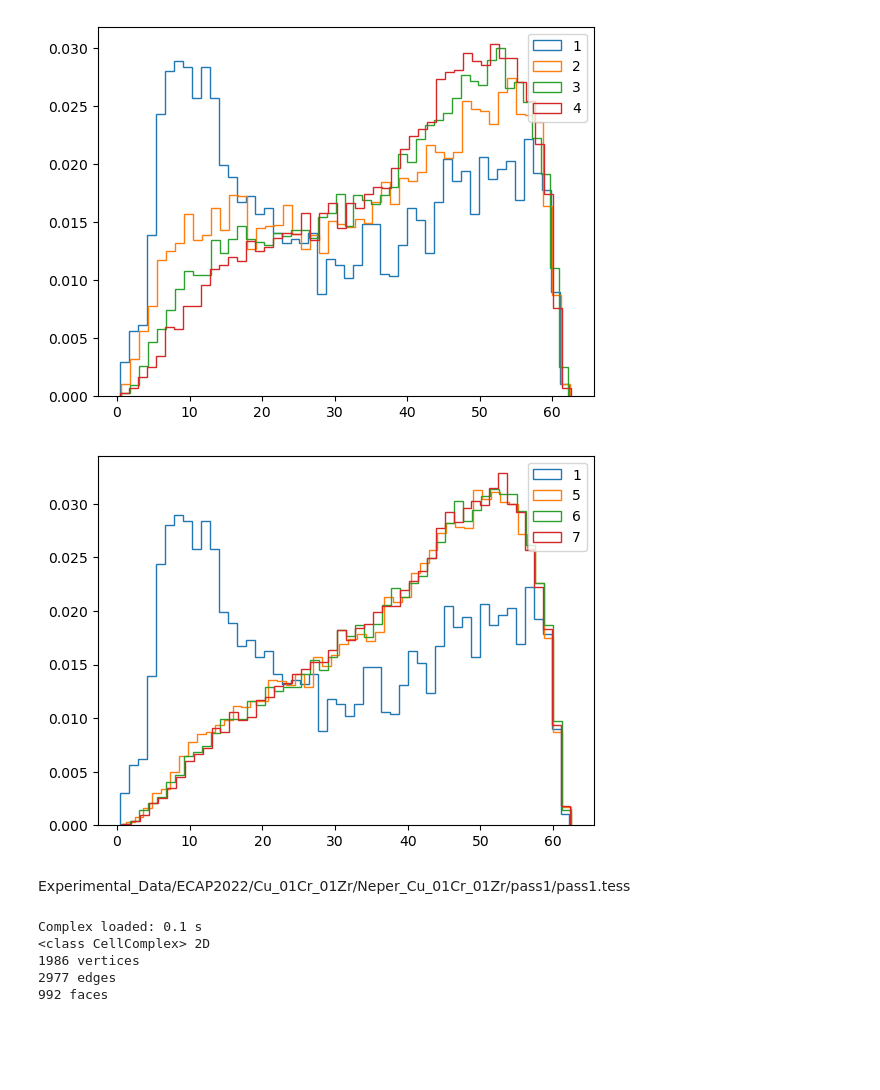
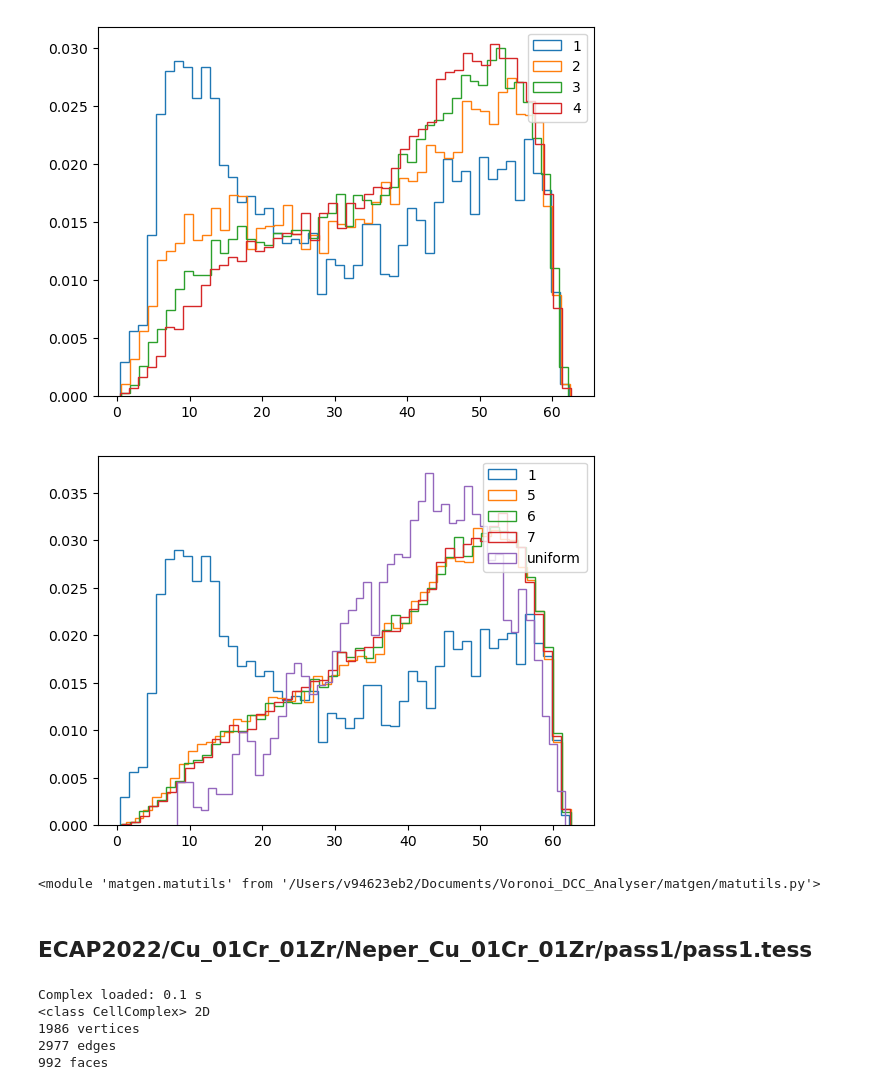
Before and after one commit to PRISBteam/Voronoi_PCC_Analyser, a Jupyter notebook: Disorientations.ipynb, the cells around one changed output. Saved outputs shown, nothing was run; the diff lists cells and outputs as text; code cells hidden in the pictures; blank space fills up the shorter version.

```diff
--- a/Disorientations.ipynb
+++ b/Disorientations.ipynb
@@ -54,12 +55,17 @@ plt.show()
 # %%
 for i in [0, 4, 5, 6]:
     plt.hist(angles[i], bins=50, density=True, histtype='step', label=str(i+1))
+plt.hist(rand_dis[rand_dis!=-1], bins=50, density=True, histtype='step', label='uniform')
 plt.legend()
 plt.show()
 # %% [output]
-[figure, old version]
+[figure, new version]
+# %%
+reload(matutils)
+# %% [output]
+<module 'matgen.matutils' from '/Users/v94623eb2/Documents/Voronoi_DCC_Analyser/matgen/matutils.py'>
 # %% [markdown]
-Experimental_Data/ECAP2022/Cu_01Cr_01Zr/Neper_Cu_01Cr_01Zr/pass1/pass1.tess
+## ECAP2022/Cu_01Cr_01Zr/Neper_Cu_01Cr_01Zr/pass1/pass1.tess
 # %%
 filename = 'Experimental_Data/ECAP2022/Cu_01Cr_01Zr/Neper_Cu_01Cr_01Zr/pass1/pass1.tess'
 # theta_file = 'tests/test_data/pass_1_misorientation.txt'
```
Also changed, not shown: parts of 33 cells of this notebook, 1 other file.
